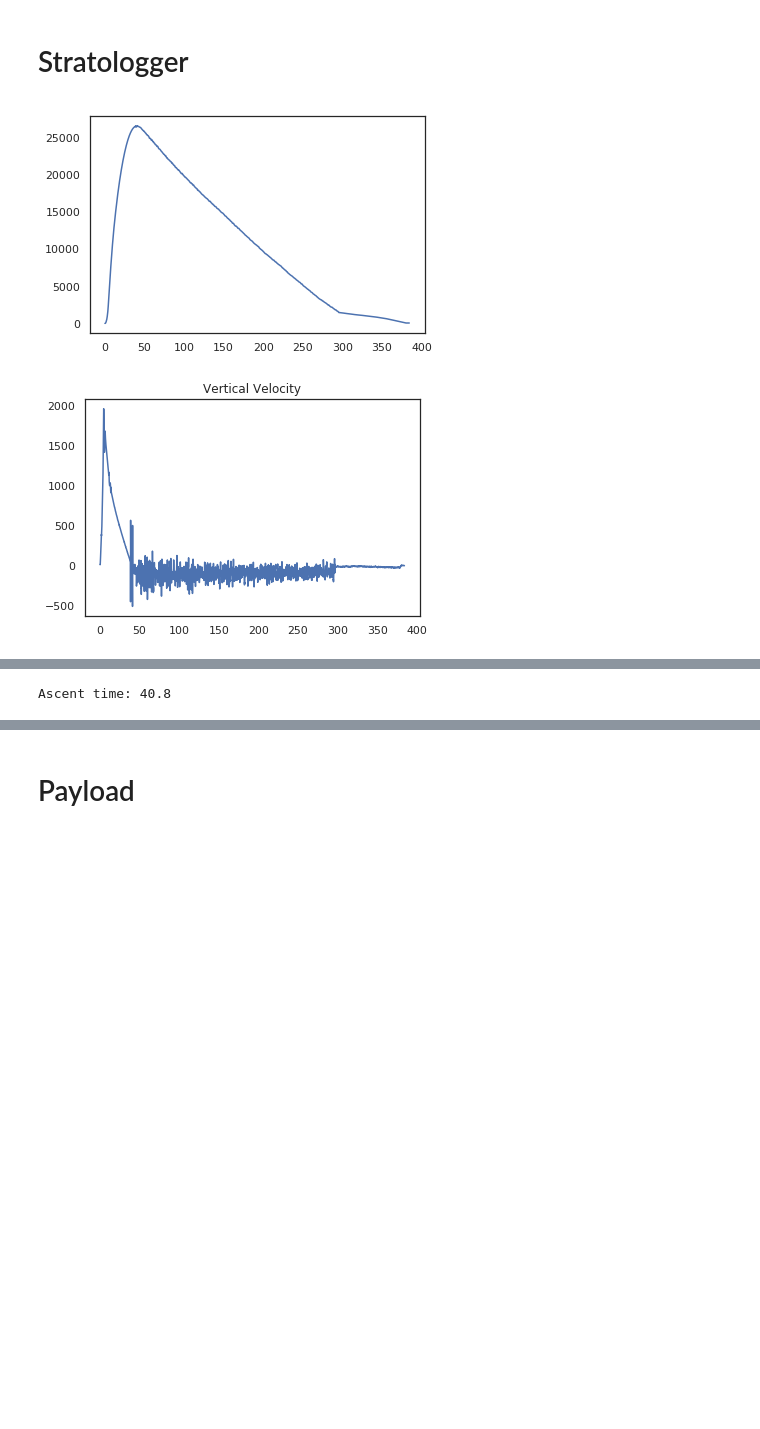
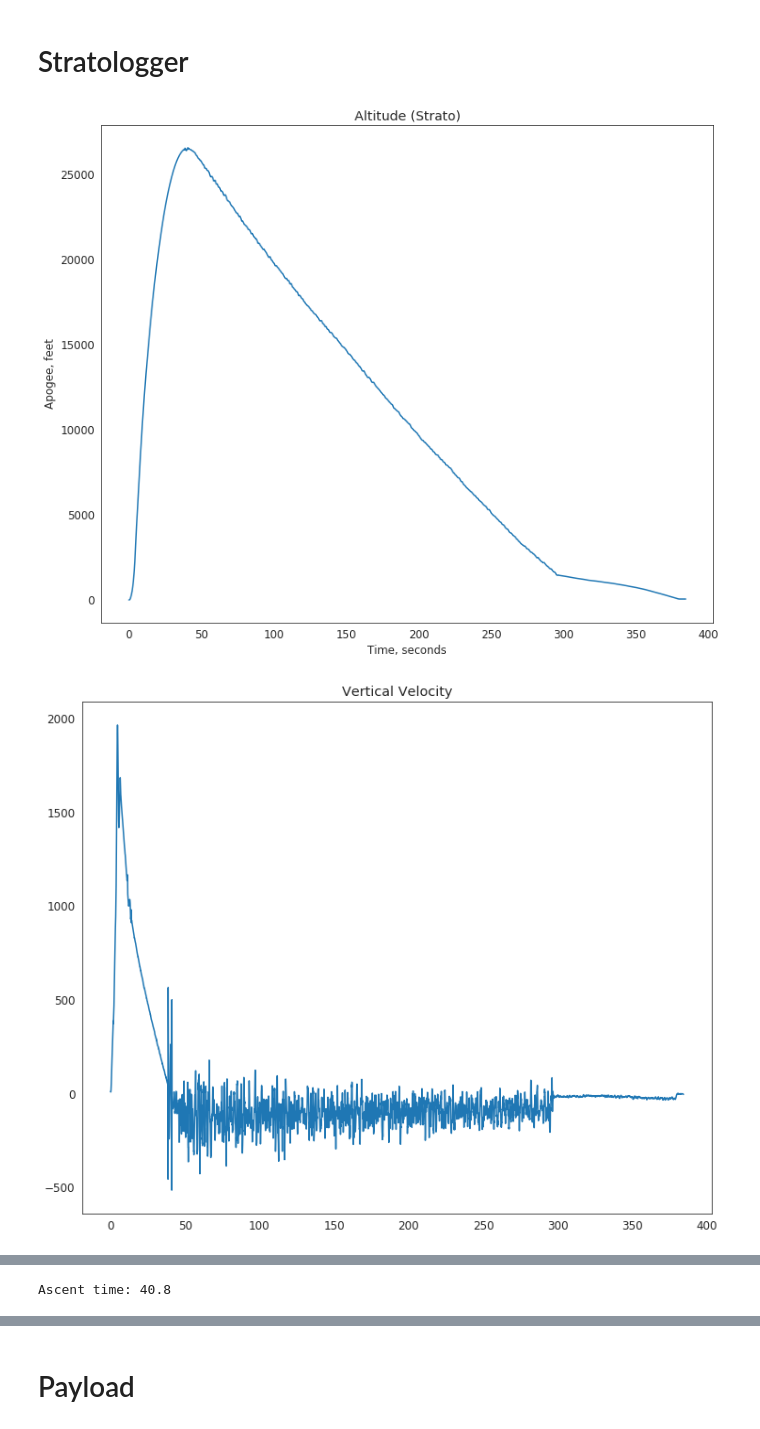
Before and after one commit to uwinrockets/2019_irec_flight_data, a Jupyter notebook: flight_data.ipynb, the cells around one changed output, grey strips where cells are left out. Drawn from its saved outputs; the diff is of its cells as text; code cells hidden in the pictures; blank space fills up the shorter version.

Commit message:
graphs

```diff
--- a/flight_data.ipynb
+++ b/flight_data.ipynb
@@ -11,3 +7,10 @@ Mounted at /content/drive
+# %%
+import numpy as np
+import matplotlib.pyplot as plt
+import seaborn as sns
+
+plt.rcParams["figure.figsize"] = (12,10)
+plt.rcParams["font.size"] = 12
 # %% [markdown]
 # Stratologger
 # %%
@@ -20,8 +23,6 @@ raw_data = np.loadtxt(data_path, delimiter=',', skiprows=18)
 time = raw_data[:,0]
 altitude = raw_data[:,1]
 # %%
-import seaborn as sns
-import matplotlib.pyplot as plt
 from scipy.signal import savgol_filter, medfilt
 from scipy.ndimage import gaussian_filter1d
 
@@ -30,33 +31,35 @@ sns.set_style("white")
 dx = time[1] - time[0]
 
 altitude_filtered = savgol_filter(altitude, 51, 5)
 altitude_filtered2 = medfilt(altitude, kernel_size=51)
 # altitude_filtered = gaussian_filter1d(altitude, 5)
 
 plt.plot(time, altitude_filtered)
 # plt.plot(time, altitude)
 # plt.plot(time, altitude_filtered - altitude)
-
+plt.title("Altitude (Strato)")
+plt.ylabel("Apogee, feet")
+plt.xlabel("Time, seconds")
 plt.show()
 print()
 
 vel = np.gradient(altitude_filtered, dx)
 plt.plot(time, vel)
 plt.title("Vertical Velocity")
 plt.show()
 print()
 
 accel = np.gradient(vel, dx)
 plt.plot(time, accel)
 plt.title("Vertical Acceleration")
 plt.show()
 print()
 
 # max_vel_index = np.argmax(vel)
 # print("Burn time: {}".format(time[max_vel_index]))
 
 ascent_time_index = np.argmax(altitude_filtered)
 print("Ascent time: {}".format(time[ascent_time_index]))
 # %% [output]
-[figure, old version]
+[figure, new version]
-[figure, old version]
+[figure, new version]
```
Also changed, not shown: parts of 10 cells of this notebook, 1 other file.
